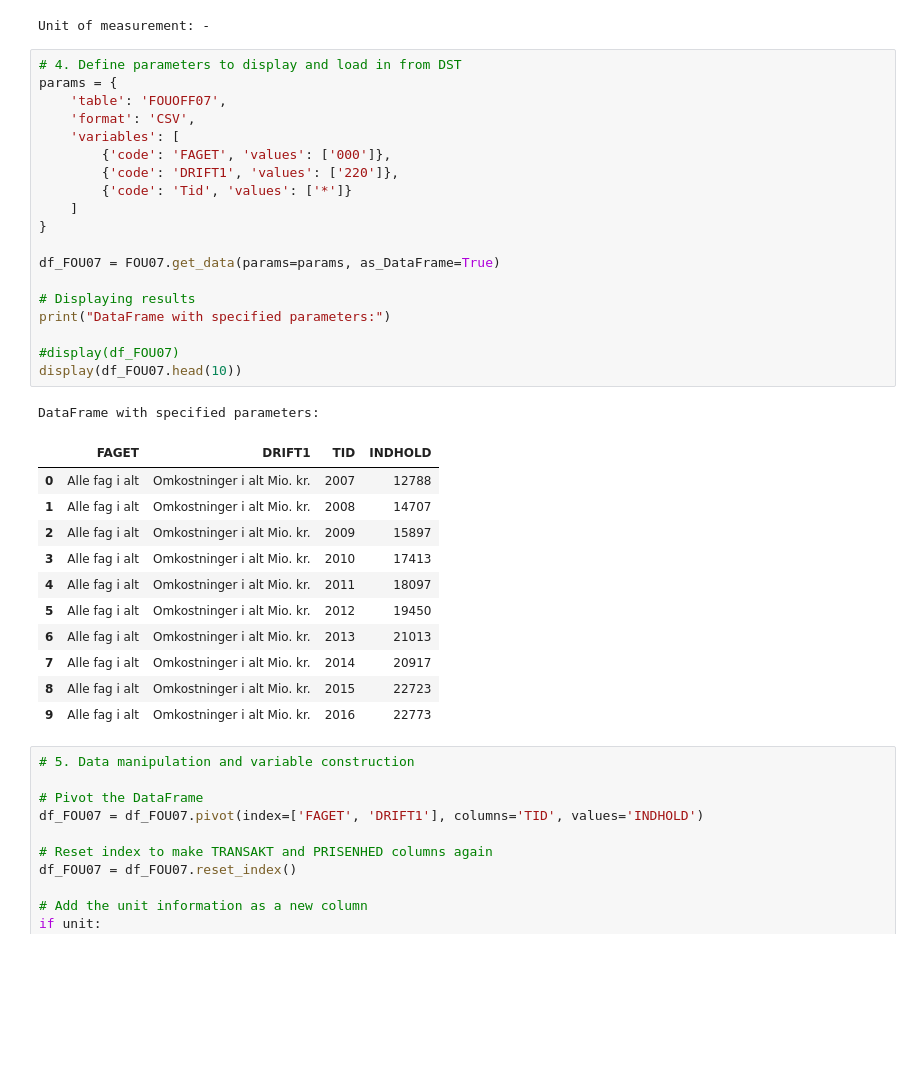
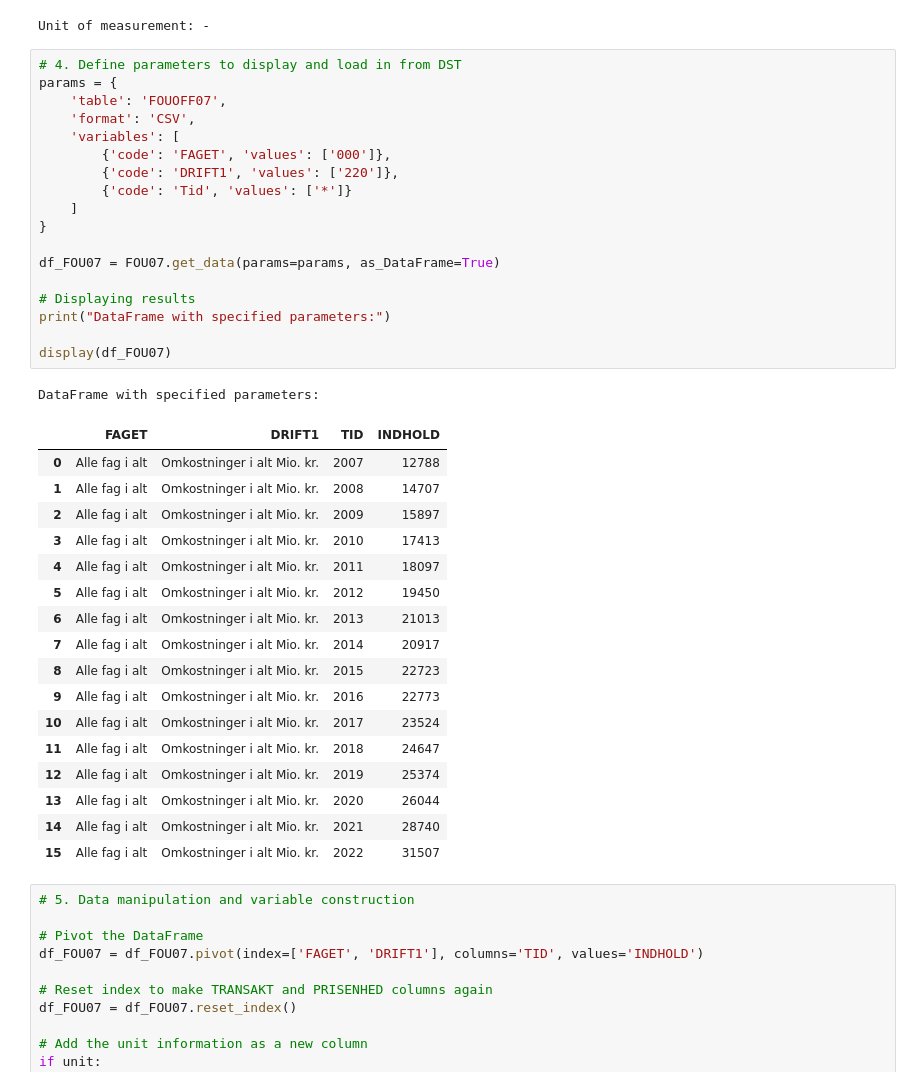
Before and after one commit to NNF-impact/API-to-extract-DST-data, a Jupyter notebook: DST_API.ipynb, the cells around one changed output. Cells and saved outputs as stored; diff of their text form; blank space fills up the shorter version.

```diff
--- a/DST_API.ipynb
+++ b/DST_API.ipynb
@@ -170,35 +179,40 @@ Unit of measurement: -
 # %%
 # 4. Define parameters to display and load in from DST
 params = {
     'table': 'FOUOFF07',
     'format': 'CSV',
     'variables': [
         {'code': 'FAGET', 'values': ['000']},
         {'code': 'DRIFT1', 'values': ['220']},
         {'code': 'Tid', 'values': ['*']}
     ]
 }
 
 df_FOU07 = FOU07.get_data(params=params, as_DataFrame=True)
 
 # Displaying results
 print("DataFrame with specified parameters:")
 
-#display(df_FOU07)
-display(df_FOU07.head(10))
+display(df_FOU07)
 # %% [output]
 DataFrame with specified parameters:
 |  | FAGET | DRIFT1 | TID | INDHOLD |
 | 0 | Alle fag i alt | Omkostninger i alt Mio. kr. | 2007 | 12788 |
 | 1 | Alle fag i alt | Omkostninger i alt Mio. kr. | 2008 | 14707 |
 | 2 | Alle fag i alt | Omkostninger i alt Mio. kr. | 2009 | 15897 |
 | 3 | Alle fag i alt | Omkostninger i alt Mio. kr. | 2010 | 17413 |
 | 4 | Alle fag i alt | Omkostninger i alt Mio. kr. | 2011 | 18097 |
 | 5 | Alle fag i alt | Omkostninger i alt Mio. kr. | 2012 | 19450 |
 | 6 | Alle fag i alt | Omkostninger i alt Mio. kr. | 2013 | 21013 |
 | 7 | Alle fag i alt | Omkostninger i alt Mio. kr. | 2014 | 20917 |
 | 8 | Alle fag i alt | Omkostninger i alt Mio. kr. | 2015 | 22723 |
 | 9 | Alle fag i alt | Omkostninger i alt Mio. kr. | 2016 | 22773 |
+| 10 | Alle fag i alt | Omkostninger i alt Mio. kr. | 2017 | 23524 |
+| 11 | Alle fag i alt | Omkostninger i alt Mio. kr. | 2018 | 24647 |
+| 12 | Alle fag i alt | Omkostninger i alt Mio. kr. | 2019 | 25374 |
+| 13 | Alle fag i alt | Omkostninger i alt Mio. kr. | 2020 | 26044 |
+| 14 | Alle fag i alt | Omkostninger i alt Mio. kr. | 2021 | 28740 |
+| 15 | Alle fag i alt | Omkostninger i alt Mio. kr. | 2022 | 31507 |
 # %%
 # 5. Data manipulation and variable construction
 
```
Also changed, not shown: parts of 11 cells of this notebook, 1 other file.
